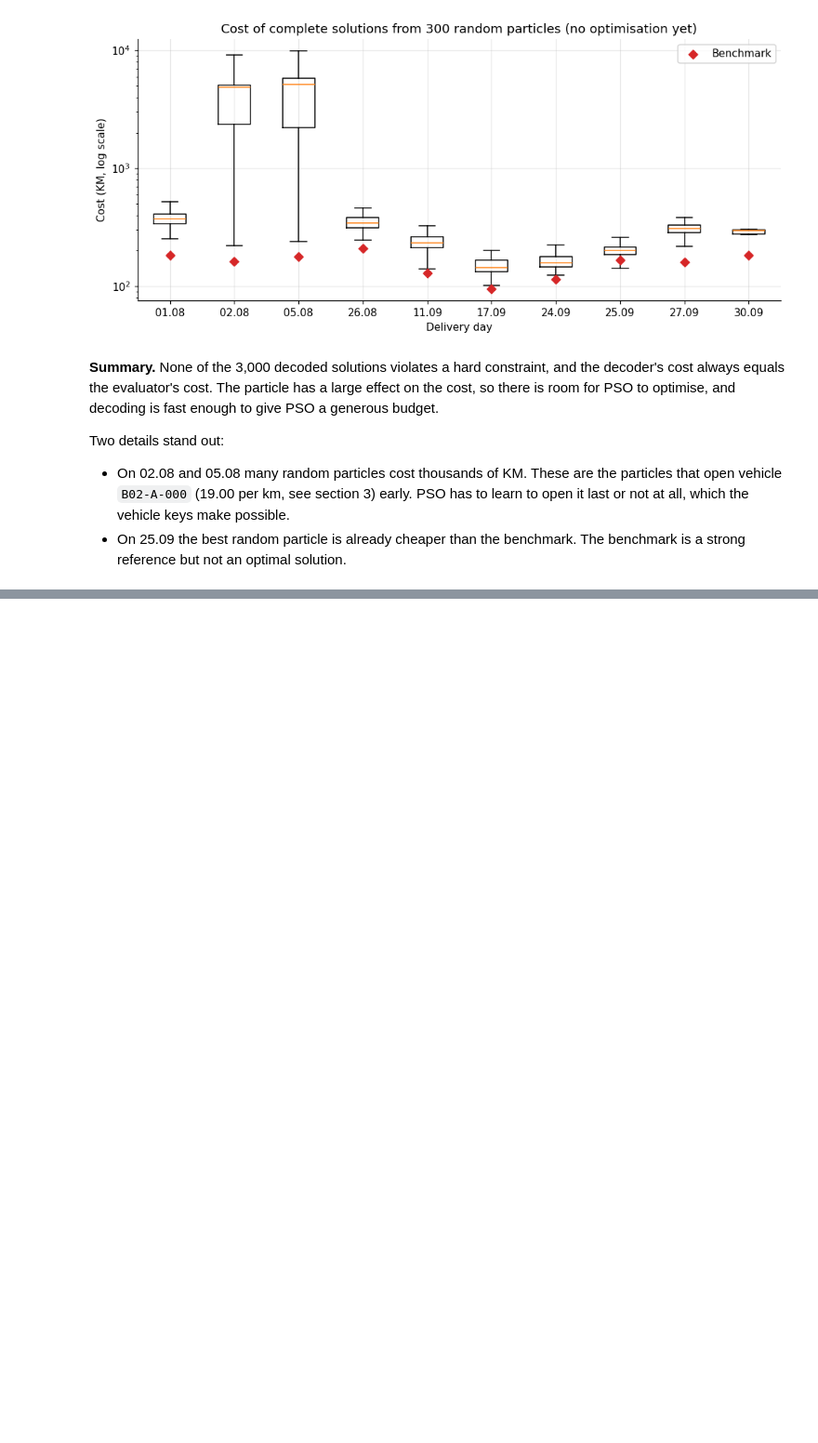
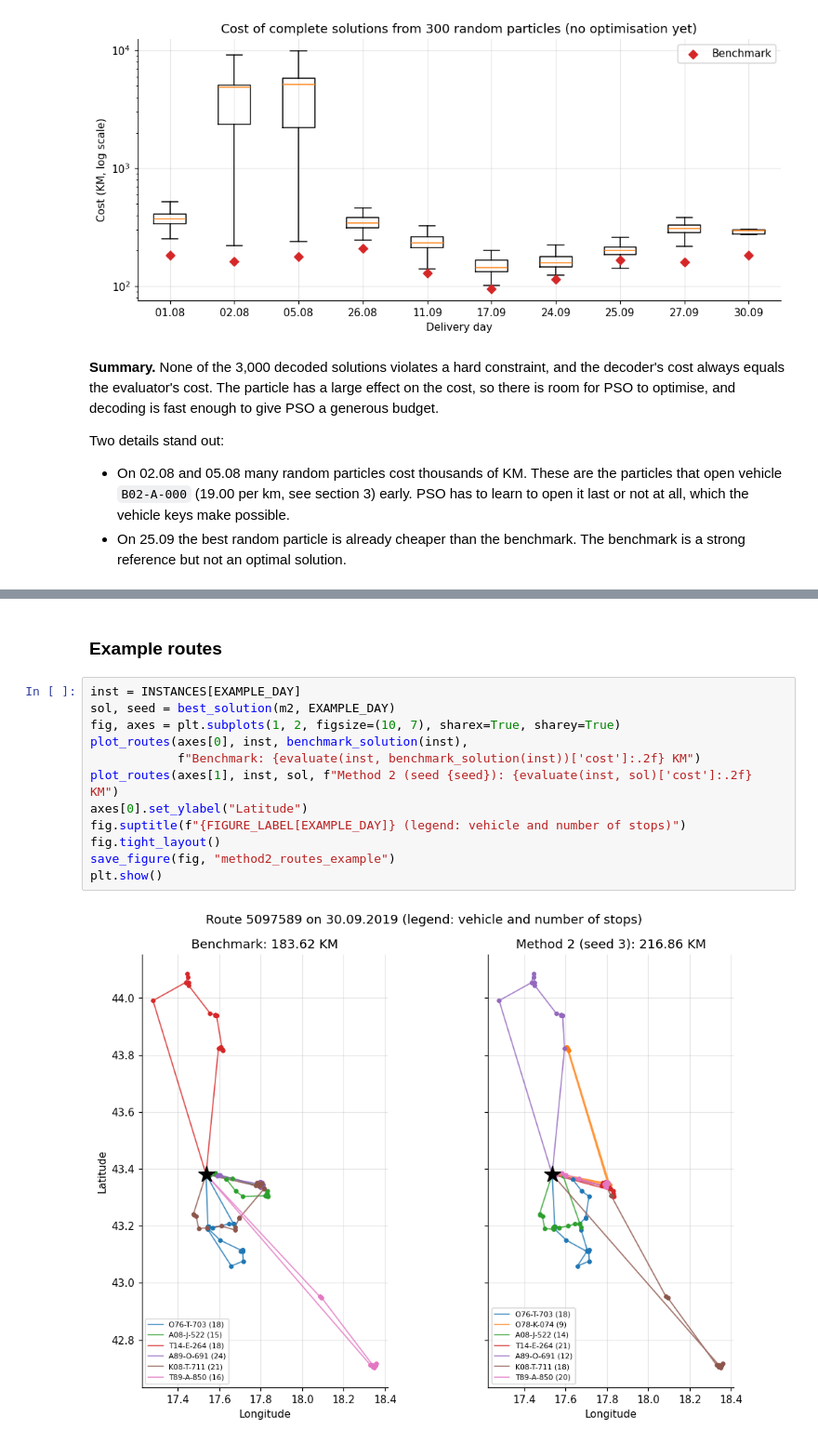
Before and after one commit to Anjar425/vrp-pso-clustering, a Jupyter notebook: notebooks/VRP.ipynb, the cells around one changed output, grey strips where cells are left out. Shown at 93% size. Saved outputs shown, nothing was run; the diff lists cells and outputs as text; blank space fills up the shorter version.

```diff
--- a/notebooks/VRP.ipynb
+++ b/notebooks/VRP.ipynb
@@ -2024,0 +2290,16 @@ plt.show()
+# %% [markdown]
+### Example routes
+# %%
+inst = INSTANCES[EXAMPLE_DAY]
+sol, seed = best_solution(m2, EXAMPLE_DAY)
+fig, axes = plt.subplots(1, 2, figsize=(10, 7), sharex=True, sharey=True)
+plot_routes(axes[0], inst, benchmark_solution(inst),
+            f"Benchmark: {evaluate(inst, benchmark_solution(inst))['cost']:.2f} KM")
+plot_routes(axes[1], inst, sol, f"Method 2 (seed {seed}): {evaluate(inst, sol)['cost']:.2f} KM")
+axes[0].set_ylabel("Latitude")
+fig.suptitle(f"{FIGURE_LABEL[EXAMPLE_DAY]} (legend: vehicle and number of stops)")
+fig.tight_layout()
+save_figure(fig, "method2_routes_example")
+plt.show()
+# %% [output]
+[figure, added]
```
Also changed, not shown: parts of 66 cells of this notebook, 7 other files.
